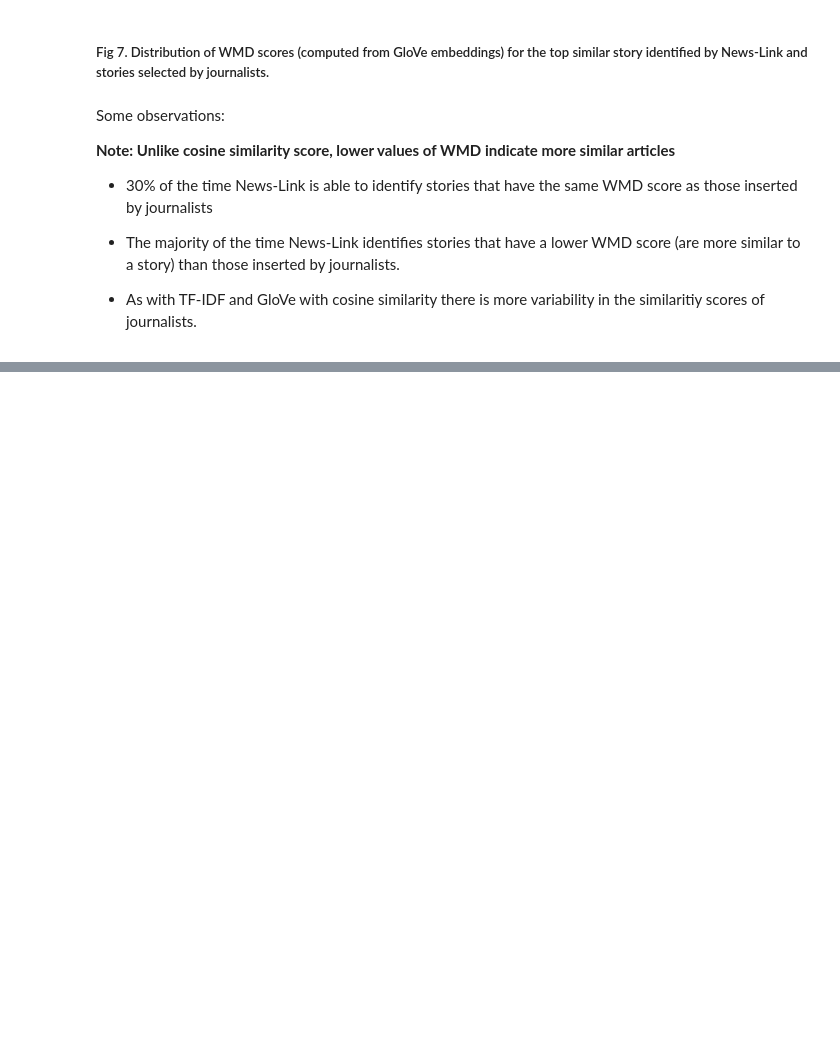
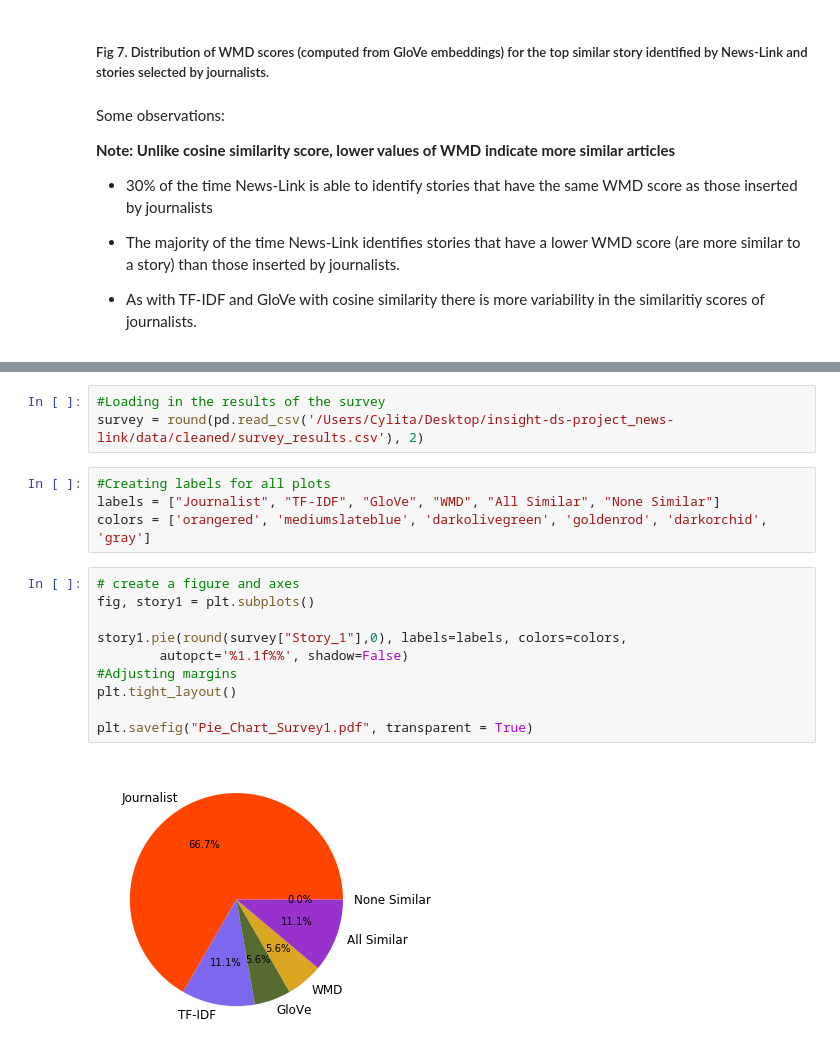
Before and after one commit to CylitaGuy/news-link, a Jupyter notebook: notebooks/Data_Viz_Exploration.ipynb, the cells around one changed output, grey strips where cells are left out. Saved outputs shown, nothing was run; the diff lists cells and outputs as text; blank space fills up the shorter version.

Commit message:
Adding viz of survey data

```diff
--- a/notebooks/Data_Viz_Exploration.ipynb
+++ b/notebooks/Data_Viz_Exploration.ipynb
@@ -374,0 +379,19 @@ Some observations:
+# %%
+#Loading in the results of the survey
+survey = round(pd.read_csv('/Users/Cylita/Desktop/insight-ds-project_news-link/data/cleaned/survey_results.csv'), 2)
+# %%
+#Creating labels for all plots
+labels = ["Journalist", "TF-IDF", "GloVe", "WMD", "All Similar", "None Similar"]
+colors = ['orangered', 'mediumslateblue', 'darkolivegreen', 'goldenrod', 'darkorchid', 'gray']
+# %%
+# create a figure and axes
+fig, story1 = plt.subplots()
+
+story1.pie(round(survey["Story_1"],0), labels=labels, colors=colors,
+        autopct='%1.1f%%', shadow=False)
+#Adjusting margins
+plt.tight_layout()
+
+plt.savefig("Pie_Chart_Survey1.pdf", transparent = True)
+# %% [output]
+[figure, added]
```
Also changed, not shown: parts of 5 cells of this notebook.
